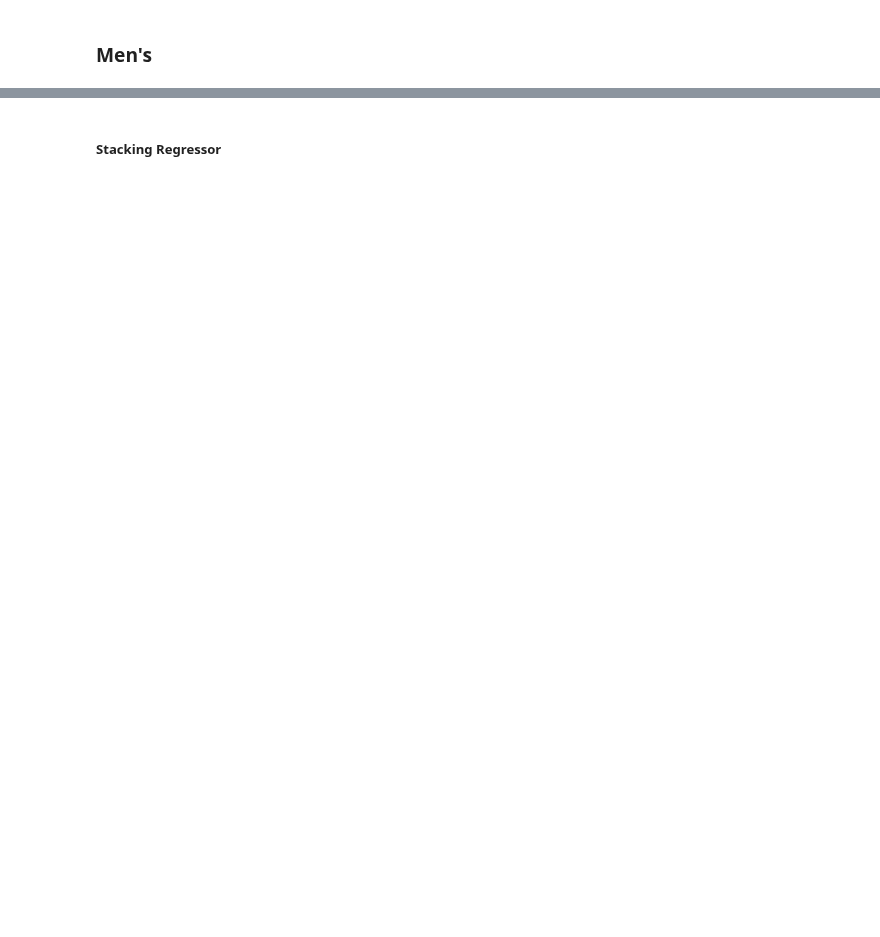
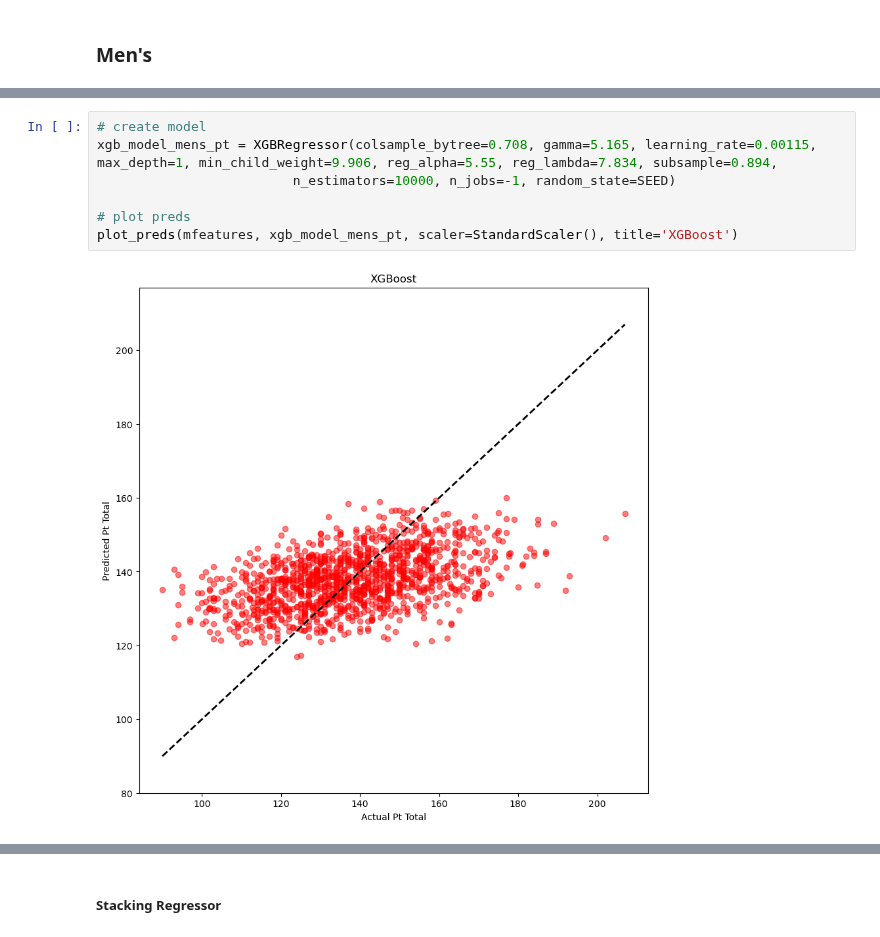
Before and after one commit to heefjones/march_madness, a Jupyter notebook: preds_detailed_point_total.ipynb, the cells around one changed output, grey strips where cells are left out. Cells and saved outputs as stored; diff of their text form; blank space fills up the shorter version.

```diff
--- a/preds_detailed_point_total.ipynb
+++ b/preds_detailed_point_total.ipynb
@@ -768,0 +710,9 @@ plot_preds(mfeatures, rf_model, scaler=StandardScaler(), 'XGBRegressor Predictio
+# %%
+# create model
+xgb_model_mens_pt = XGBRegressor(colsample_bytree=0.708, gamma=5.165, learning_rate=0.00115, max_depth=1, min_child_weight=9.906, reg_alpha=5.55, reg_lambda=7.834, subsample=0.894,
+                         n_estimators=10000, n_jobs=-1, random_state=SEED)
+
+# plot preds
+plot_preds(mfeatures, xgb_model_mens_pt, scaler=StandardScaler(), title='XGBoost')
+# %% [output]
+[figure, added]
```
Also changed, not shown: parts of 30 cells of this notebook.
